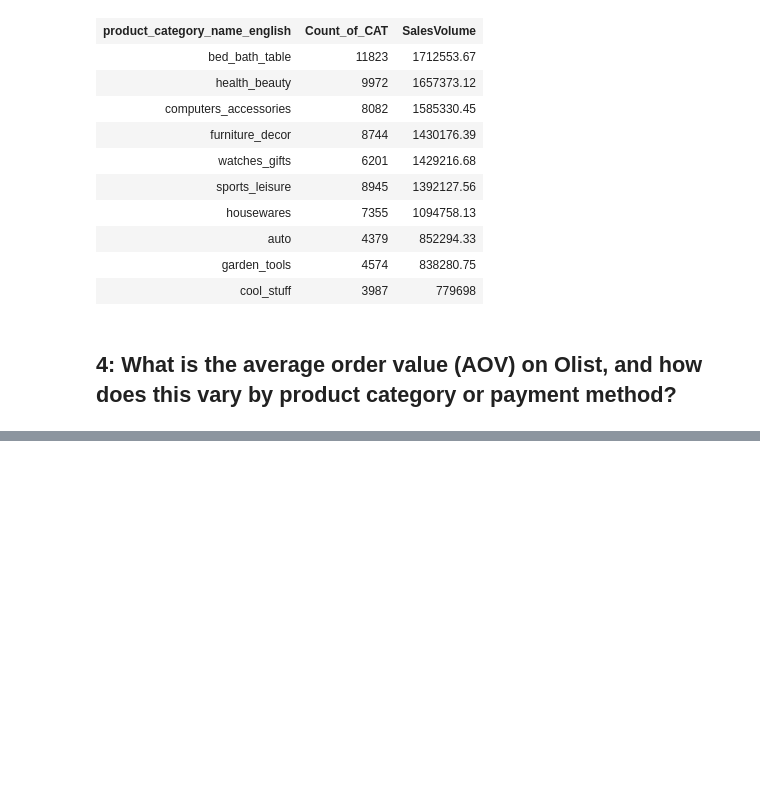
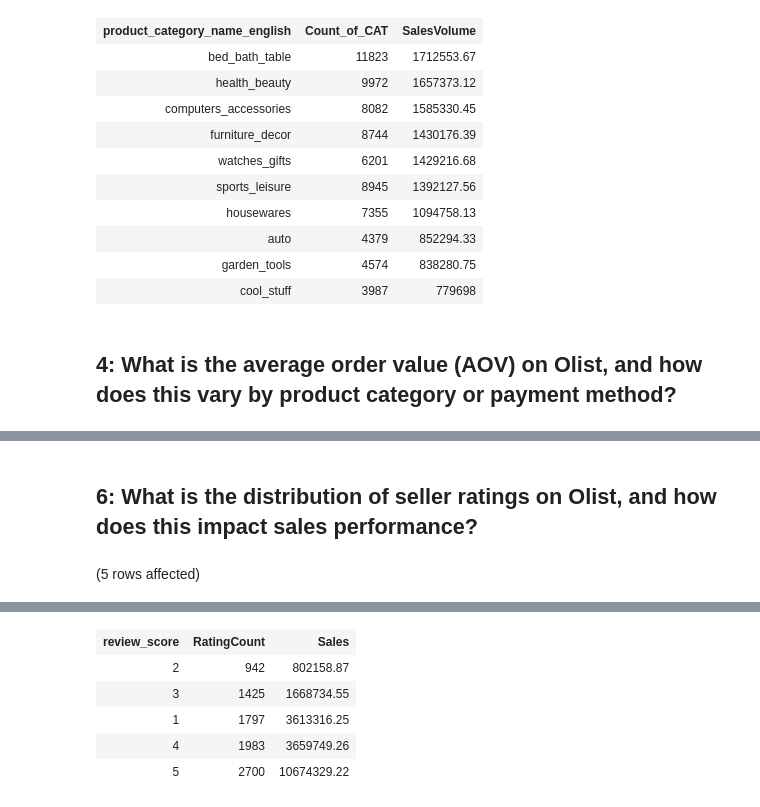
Before and after one commit to Emem-Data/Olist_Business, a Jupyter notebook: EDA.ipynb, the cells around one changed output, grey strips where cells are left out. Drawn from its saved outputs; the diff is of its cells as text; code cells hidden in the pictures; blank space fills up the shorter version.

```diff
--- a/EDA.ipynb
+++ b/EDA.ipynb
@@ -136,0 +168,11 @@ Total execution time: 00:00:00.153
+# %% [markdown]
+## **6: What is the distribution of seller ratings on Olist, and how does this impact sales performance?**
+# %%
+SELECT review_score, COUNT(DISTINCT OI.seller_id) RatingCount, ROUND(SUM(OOP.payment_value), 2)  Sales
+FROM OlistBusiness.dbo.olist_order_items_dataset OI
+JOIN OlistBusiness.dbo.olist_order_reviews_dataset OOR ON OI.order_id = OOR.order_id
+JOIN OlistBusiness.dbo.olist_order_payments_dataset OOP ON OOR.order_id = OOP.order_id
+GROUP BY review_score
+ORDER BY RatingCount, Sales;
+# %% [output]
+(5 rows affected)
@@ -136,0 +180,6 @@ Total execution time: 00:00:00.153
+| review_score | RatingCount | Sales |
+| 2 | 942 | 802158.87 |
+| 3 | 1425 | 1668734.55 |
+| 1 | 1797 | 3613316.25 |
+| 4 | 1983 | 3659749.26 |
+| 5 | 2700 | 10674329.22 |
```
Also changed, not shown: parts of 5 cells of this notebook.
